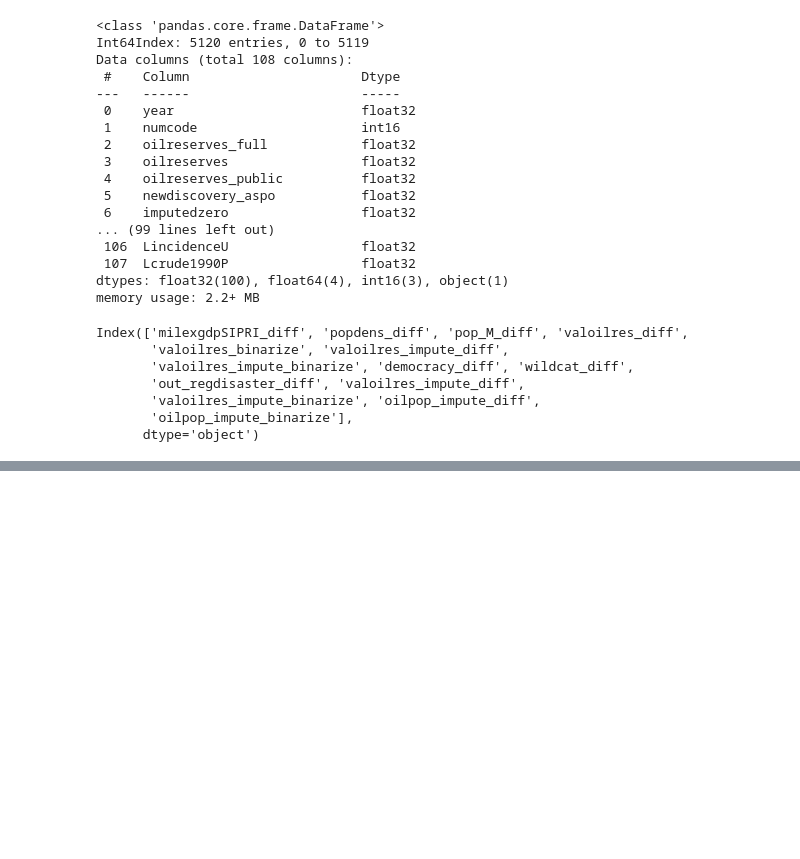
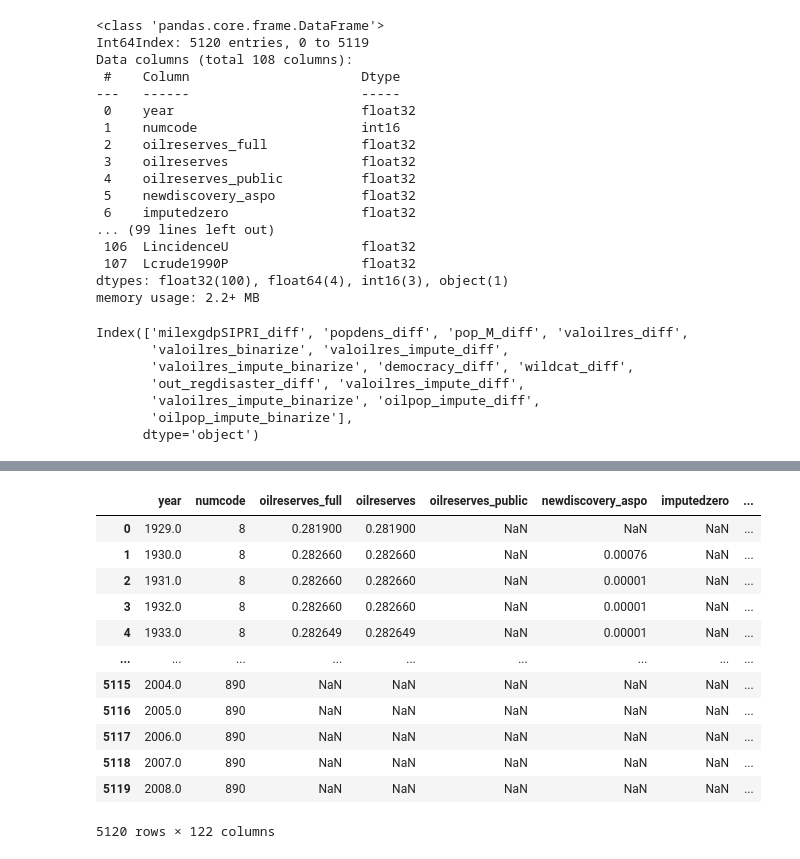
Before and after one commit to wanranzhao/STAT27420-final-code, a Jupyter notebook: Code/data_cleaning.ipynb, the cells around one changed output, grey strips where cells are left out. Saved outputs shown, nothing was run; the diff lists cells and outputs as text; code cells hidden in the pictures; blank space fills up the shorter version.

Commit message:
data cleaning

```diff
--- a/Code/data_cleaning.ipynb
+++ b/Code/data_cleaning.ipynb
@@ -460,3 +480,5 @@ aspo_new.to_pickle("../Data/data/aspo_new.pkl")
 aspo_full = pd.concat([aspo, new_df_aspo], axis = 1)
 # %%
 aspo_full.to_pickle("../Data/data/aspo_full.pkl")
+# %%
+aspo_full = pd.read_pickle('../Data/data/aspo_full.pkl')
@@ -462,0 +527,16 @@ aspo_full.to_pickle("../Data/data/aspo_full.pkl")
+# %%
+aspo_full
+# %% [output]
+|  | year | numcode | oilreserves_full | oilreserves | oilreserves_public | newdiscovery_aspo | imputedzero | ... |
+| 0 | 1929.0 | 8 | 0.281900 | 0.281900 | NaN | NaN | NaN | ... |
+| 1 | 1930.0 | 8 | 0.282660 | 0.282660 | NaN | 0.00076 | NaN | ... |
+| 2 | 1931.0 | 8 | 0.282660 | 0.282660 | NaN | 0.00001 | NaN | ... |
+| 3 | 1932.0 | 8 | 0.282660 | 0.282660 | NaN | 0.00001 | NaN | ... |
+| 4 | 1933.0 | 8 | 0.282649 | 0.282649 | NaN | 0.00001 | NaN | ... |
+| ... | ... | ... | ... | ... | ... | ... | ... | ... |
+| 5115 | 2004.0 | 890 | NaN | NaN | NaN | NaN | NaN | ... |
+| 5116 | 2005.0 | 890 | NaN | NaN | NaN | NaN | NaN | ... |
+| 5117 | 2006.0 | 890 | NaN | NaN | NaN | NaN | NaN | ... |
+| 5118 | 2007.0 | 890 | NaN | NaN | NaN | NaN | NaN | ... |
+| 5119 | 2008.0 | 890 | NaN | NaN | NaN | NaN | NaN | ... |
+5120 rows × 122 columns
```
Also changed, not shown: parts of 7 cells of this notebook.
